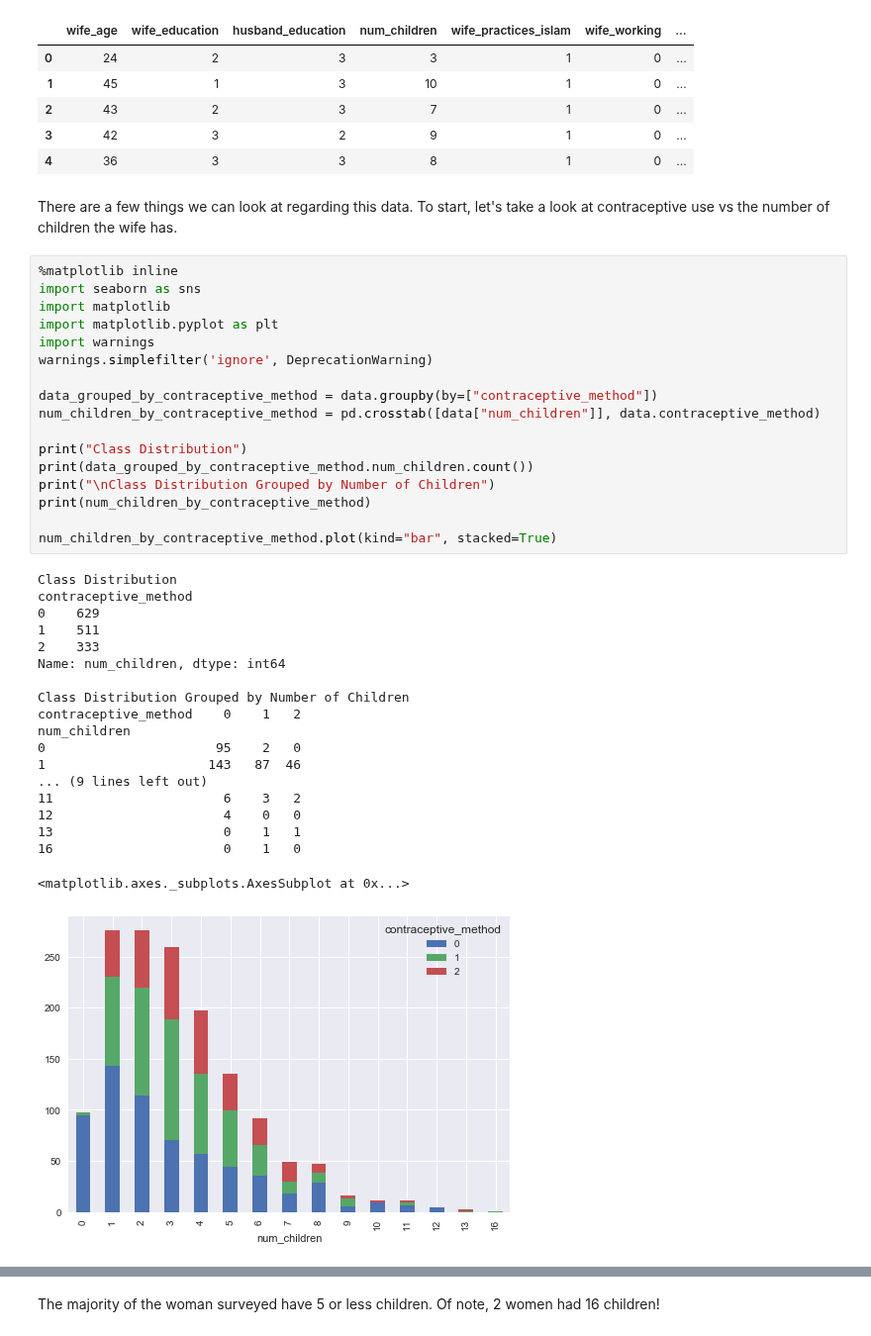
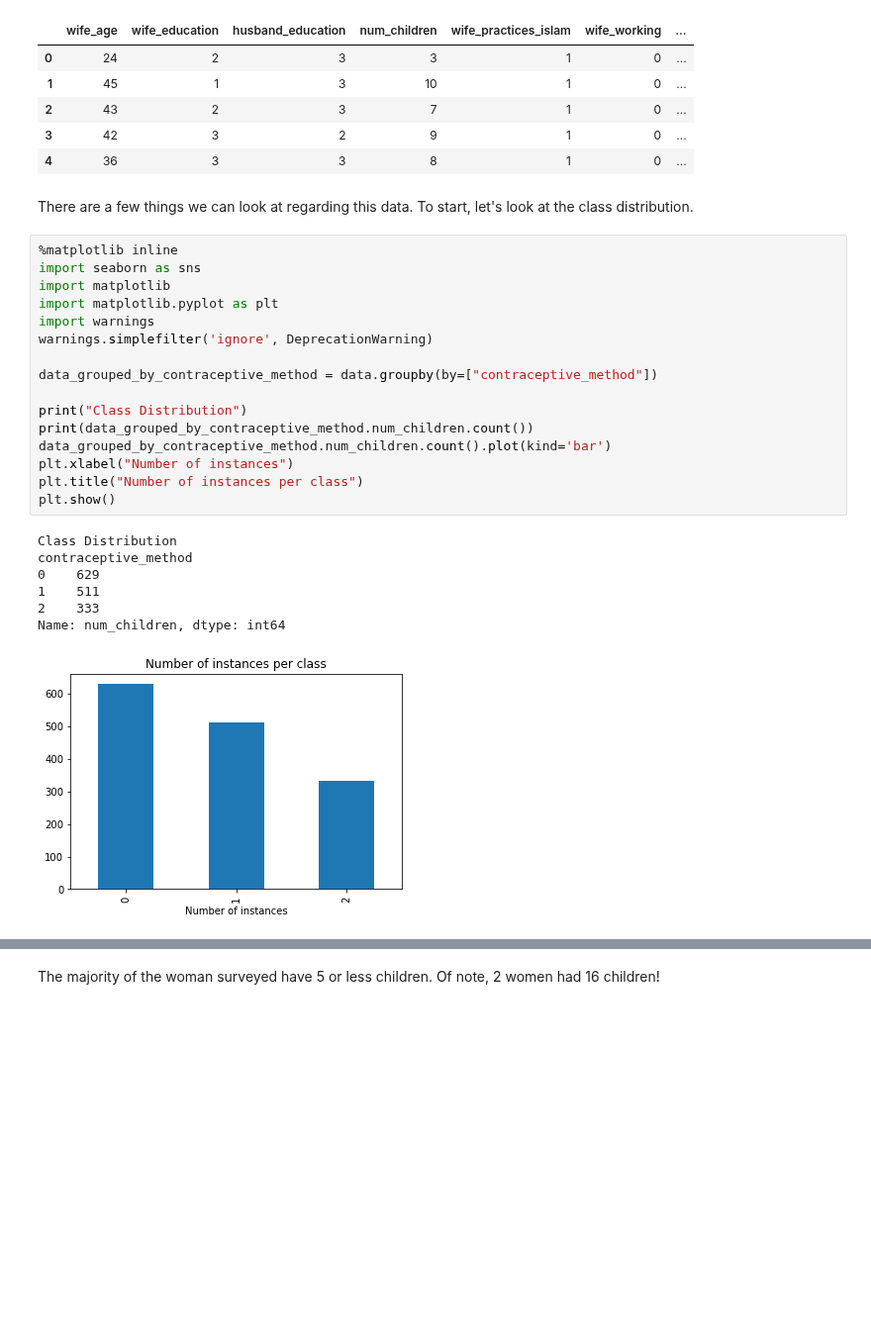
Before and after one commit to Thakugan/machine-learning-notebooks, a Jupyter notebook: 5-evaluation-and-multi-layer-perceptron/mlp-contraceptive-method.ipynb, the cells around one changed output, grey strips where cells are left out. Shown at 99% size. Saved outputs shown, nothing was run; the diff lists cells and outputs as text; blank space fills up the shorter version.

```diff
--- a/5-evaluation-and-multi-layer-perceptron/mlp-contraceptive-method.ipynb
+++ b/5-evaluation-and-multi-layer-perceptron/mlp-contraceptive-method.ipynb
@@ -110,41 +110,28 @@ data.head()
 | 3 | 42 | 3 | 2 | 9 | 1 | 0 | ... |
 | 4 | 36 | 3 | 3 | 8 | 1 | 0 | ... |
 # %% [markdown]
-There are a few things we can look at regarding this data. To start, let's take a look at contraceptive use vs the number of children the wife has.
+There are a few things we can look at regarding this data. To start, let's look at the class distribution.
 # %%
 %matplotlib inline
 import seaborn as sns
 import matplotlib
 import matplotlib.pyplot as plt
 import warnings
 warnings.simplefilter('ignore', DeprecationWarning)
 
 data_grouped_by_contraceptive_method = data.groupby(by=["contraceptive_method"])
-num_children_by_contraceptive_method = pd.crosstab([data["num_children"]], data.contraceptive_method)
 
 print("Class Distribution")
 print(data_grouped_by_contraceptive_method.num_children.count())
-print("\nClass Distribution Grouped by Number of Children")
-print(num_children_by_contraceptive_method)
-
-num_children_by_contraceptive_method.plot(kind="bar", stacked=True)
+data_grouped_by_contraceptive_method.num_children.count().plot(kind='bar')
+plt.xlabel("Number of instances")
+plt.title("Number of instances per class")
+plt.show()
 # %% [output]
 Class Distribution
 contraceptive_method
 0    629
 1    511
 2    333
 Name: num_children, dtype: int64
-
-Class Distribution Grouped by Number of Children
-contraceptive_method    0    1   2
-num_children
-0                      95    2   0
-1                     143   87  46
-... (9 lines left out)
-11                      6    3   2
-12                      4    0   0
-13                      0    1   1
-16                      0    1   0
-<matplotlib.axes._subplots.AxesSubplot at 0x...>
-[figure, old version]
+[figure, new version]
```
Also changed, not shown: parts of 6 cells of this notebook.
